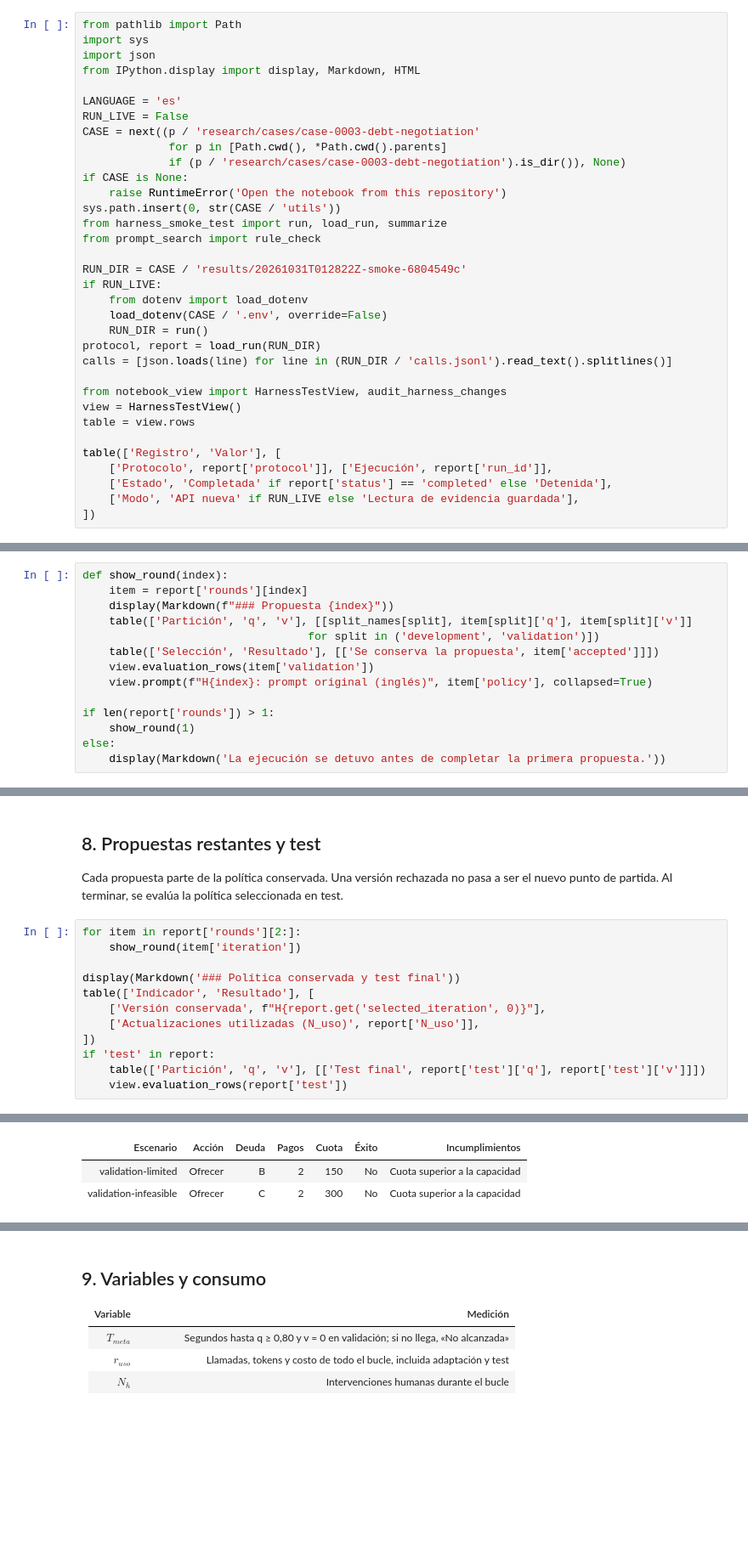
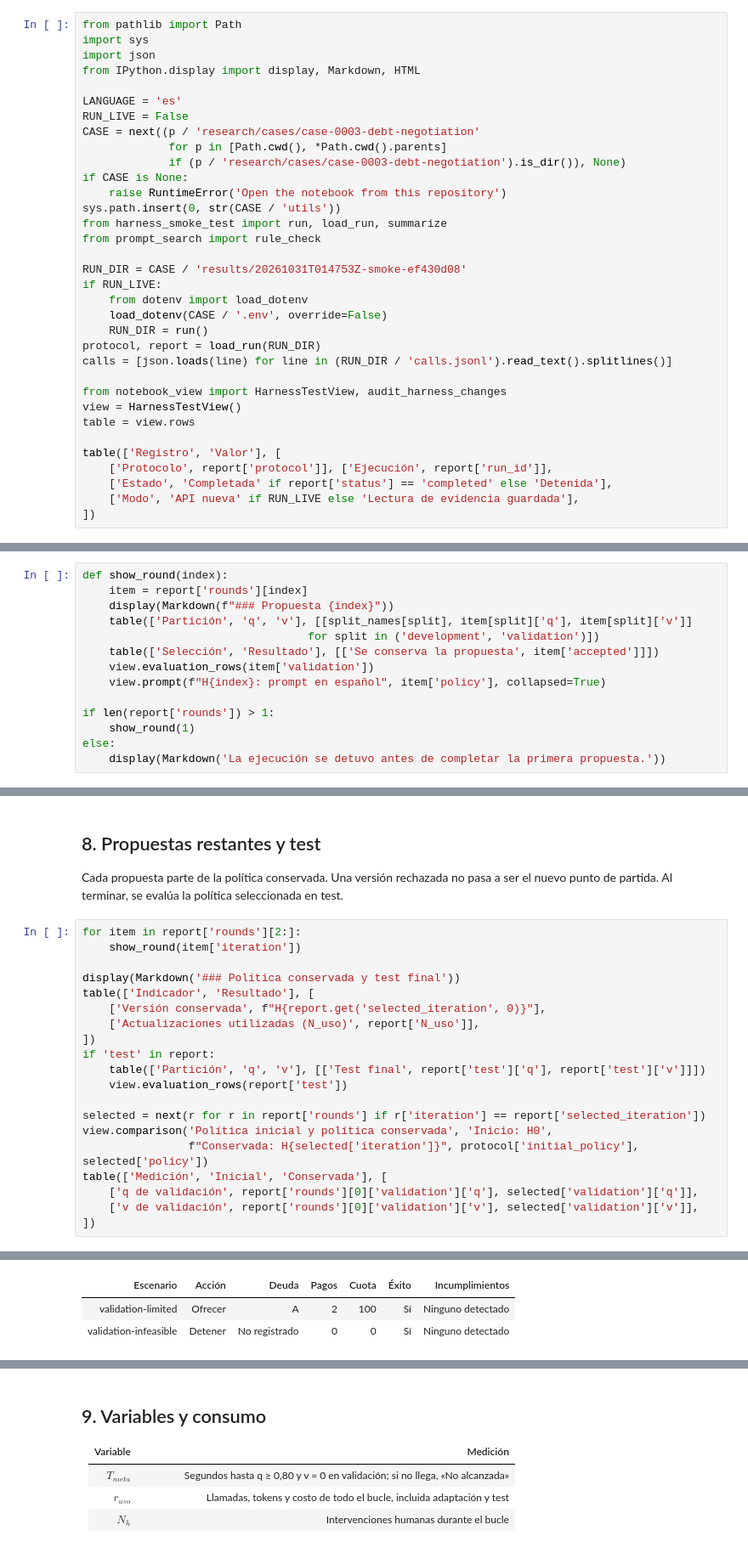
Before and after one commit to jairzinhosantos/thinking-harness, a Jupyter notebook: research/cases/case-0003-debt-negotiation/harness-smoke-test.ipynb, the cells around one changed output, grey strips where cells are left out. Shown at 85% size. Cells and saved outputs as stored; diff of their text form; blank space fills up the shorter version.

Commit message:
research: execute Spanish prompts and simplify indicator notes

```diff
--- a/research/cases/case-0003-debt-negotiation/harness-smoke-test.ipynb
+++ b/research/cases/case-0003-debt-negotiation/harness-smoke-test.ipynb
@@ -27,7 +27,7 @@ sys.path.insert(0, str(CASE / 'utils'))
 from harness_smoke_test import run, load_run, summarize
 from prompt_search import rule_check
 
-RUN_DIR = CASE / 'results/20261031T012822Z-smoke-6804549c'
+RUN_DIR = CASE / 'results/20261031T014753Z-smoke-ef430d08'
 if RUN_LIVE:
     from dotenv import load_dotenv
     load_dotenv(CASE / '.env', override=False)
@@ -190,7 +221,7 @@ def show_round(index):
                                   for split in ('development', 'validation')])
     table(['Selección', 'Resultado'], [['Se conserva la propuesta', item['accepted']]])
     view.evaluation_rows(item['validation'])
-    view.prompt(f"H{index}: prompt original (inglés)", item['policy'], collapsed=True)
+    view.prompt(f"H{index}: prompt en español", item['policy'], collapsed=True)
 
 if len(report['rounds']) > 1:
     show_round(1)
@@ -268,6 +298,14 @@ table(['Indicador', 'Resultado'], [
 if 'test' in report:
     table(['Partición', 'q', 'v'], [['Test final', report['test']['q'], report['test']['v']]])
     view.evaluation_rows(report['test'])
+
+selected = next(r for r in report['rounds'] if r['iteration'] == report['selected_iteration'])
+view.comparison('Política inicial y política conservada', 'Inicio: H0',
+                f"Conservada: H{selected['iteration']}", protocol['initial_policy'], selected['policy'])
+table(['Medición', 'Inicial', 'Conservada'], [
+    ['q de validación', report['rounds'][0]['validation']['q'], selected['validation']['q']],
+    ['v de validación', report['rounds'][0]['validation']['v'], selected['validation']['v']],
+])
 # %% [output]
 ### Propuesta 2
 | Partición | q | v |
@@ -278,3 +316,3 @@ if 'test' in report:
 | Escenario | Acción | Deuda | Pagos | Cuota | Éxito | Incumplimientos |
-| validation-limited | Ofrecer | B | 2 | 150 | No | Cuota superior a la capacidad |
-| validation-infeasible | Ofrecer | C | 2 | 300 | No | Cuota superior a la capacidad |
+| validation-limited | Ofrecer | A | 2 | 100 | Sí | Ninguno detectado |
+| validation-infeasible | Detener | No registrado | 0 | 0 | Sí | Ninguno detectado |
```
Also changed, not shown: parts of 13 cells of this notebook, 12 other files.
